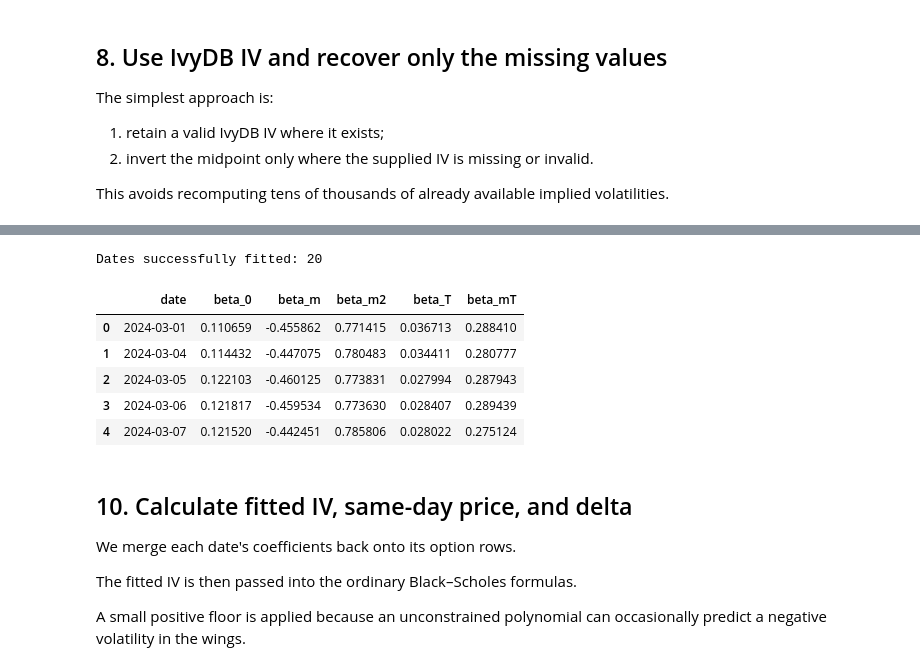
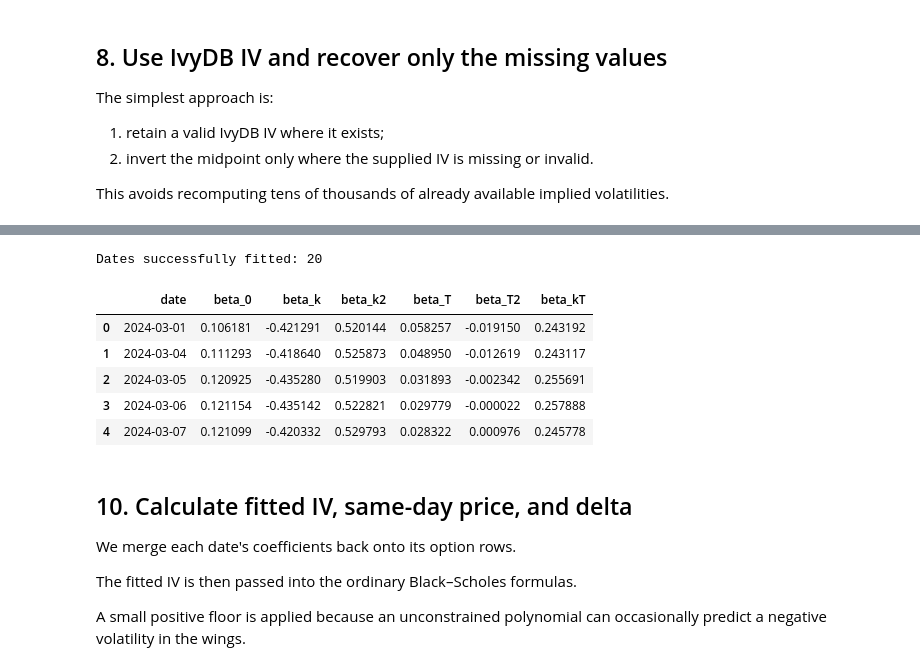
Before and after one commit to cxliuvictor/Exposition-to-NDEs, a Jupyter notebook: Codes/BS-IVF/BS_IVF_minimal_educational.ipynb, the cells around one changed output, grey strips where cells are left out. Drawn from its saved outputs; the diff is of its cells as text; code cells hidden in the pictures.

Commit message:
Dumas model 2 --> 3, tries directly minimizing same-day price RMSE. Improvement limited

```diff
--- a/Codes/BS-IVF/BS_IVF_minimal_educational.ipynb
+++ b/Codes/BS-IVF/BS_IVF_minimal_educational.ipynb
@@ -303,7 +325,13 @@ options = options.dropna(
     subset=["spot", "forward_price", "rate", "discount"]
 ).copy()
 
+# old moneyness
 options["moneyness"] = options["strike"] / options["forward_price"] - 1
+
+# new moneyness
+options["log_moneyness"] = np.log(
+    options["strike"] / options["forward_price"]
+)
 
 call_is_otm = (
     (options["cp_flag"] == "C")
@@ -320,7 +348,7 @@ options["is_otm"] = call_is_otm | put_is_otm
 # Avoid extreme wings in the first implementation.
 options = options[
     options["is_otm"]
-    & (options["moneyness"].abs() <= 0.30)
+    & (options["log_moneyness"].abs() <= 0.30)
 ].copy()
 
 print("Rows in the modelling sample:", len(options))
@@ -527,14 +573,17 @@ The code below is deliberately explicit:
 - `y` is the vector of observed implied volatilities;
 - `np.linalg.lstsq` finds the coefficient vector $\beta$ that minimises squared fitting error.
 # %%
-def make_design_matrix(moneyness, T):
+from scipy.optimize import least_squares
+
+def make_design_matrix(k, T):
     return np.column_stack(
         [
-            np.ones(len(moneyness)),
-            moneyness,
-            moneyness**2,
+            np.ones(len(k)),
+            k,
+            k**2,
             T,
-            moneyness * T,
+            T**2,
+            k * T,
         ]
     )
 
@@ -542,46 +591,82 @@ def make_design_matrix(moneyness, T):
 coefficient_rows = []
 
 for date, daily_options in options.groupby("date"):
     # Five parameters require more than five observations.
     # We use 20 as a small practical minimum.
     if len(daily_options) < 20:
         continue
 
     X = make_design_matrix(
-        daily_options["moneyness"].to_numpy(),
+        daily_options["log_moneyness"].to_numpy(),
         daily_options["T"].to_numpy(),
     )
 
     y = daily_options["market_iv"].to_numpy()
 
-    weights = daily_options["vega"].to_numpy()**2
-    sqrt_w = np.sqrt(weights)
+    vega = np.abs(
+        daily_options["vega"].to_numpy()
+    )
 
-    beta = np.linalg.lstsq(X * sqrt_w[:, None], y * sqrt_w, rcond=None)[0]
+    # stop just a few observations dominating the fit, now that we are using vega weighting
+    vega = np.minimum(
+        vega,
+        np.quantile(vega, 0.95)
+    )
+
+    beta_start = np.linalg.lstsq(
+        X * vega[:, None], y * vega, rcond=None
+        )[0]
+
+    def price_residuals(beta):
+        sigma = np.clip(X @ beta, 0.01, 3.0)
+
+        predicted_price = bs_price(
+            daily_options["cp_flag"].to_numpy(),
+            daily_options["forward_price"].to_numpy(),
+            daily_options["strike"].to_numpy(),
+            daily_options["T"].to_numpy(),
+            daily_options["discount"].to_numpy(),
+            sigma,
+        )
+
+        return (
+            predicted_price
+            - daily_options["mid"].to_numpy()
+        )
+
+
+    result = least_squares(
+        price_residuals,
+        beta_start,
+        max_nfev=300,
+    )
+
+    beta = result.x
 
     coefficient_rows.append(
         {
             "date": date,
             "beta_0": beta[0],
-            "beta_m": beta[1],
-            "beta_m2": beta[2],
+            "beta_k": beta[1],
+            "beta_k2": beta[2],
             "beta_T": beta[3],
-            "beta_mT": beta[4],
+            "beta_T2": beta[4],
+            "beta_kT": beta[5]
         }
     )
 
 coefficients = pd.DataFrame(coefficient_rows)
 
 print("Dates successfully fitted:", len(coefficients))
 coefficients.head()
 # %% [output]
 Dates successfully fitted: 20
-|  | date | beta_0 | beta_m | beta_m2 | beta_T | beta_mT |
-| 0 | 2024-03-01 | 0.110659 | -0.455862 | 0.771415 | 0.036713 | 0.288410 |
-| 1 | 2024-03-04 | 0.114432 | -0.447075 | 0.780483 | 0.034411 | 0.280777 |
-| 2 | 2024-03-05 | 0.122103 | -0.460125 | 0.773831 | 0.027994 | 0.287943 |
-| 3 | 2024-03-06 | 0.121817 | -0.459534 | 0.773630 | 0.028407 | 0.289439 |
-| 4 | 2024-03-07 | 0.121520 | -0.442451 | 0.785806 | 0.028022 | 0.275124 |
+|  | date | beta_0 | beta_k | beta_k2 | beta_T | beta_T2 | beta_kT |
+| 0 | 2024-03-01 | 0.106181 | -0.421291 | 0.520144 | 0.058257 | -0.019150 | 0.243192 |
+| 1 | 2024-03-04 | 0.111293 | -0.418640 | 0.525873 | 0.048950 | -0.012619 | 0.243117 |
+| 2 | 2024-03-05 | 0.120925 | -0.435280 | 0.519903 | 0.031893 | -0.002342 | 0.255691 |
+| 3 | 2024-03-06 | 0.121154 | -0.435142 | 0.522821 | 0.029779 | -0.000022 | 0.257888 |
+| 4 | 2024-03-07 | 0.121099 | -0.420332 | 0.529793 | 0.028322 | 0.000976 | 0.245778 |
 # %% [markdown]
 ## 10. Calculate fitted IV, same-day price, and delta
 
```
Also changed, not shown: parts of 19 cells of this notebook, 3 other files.
